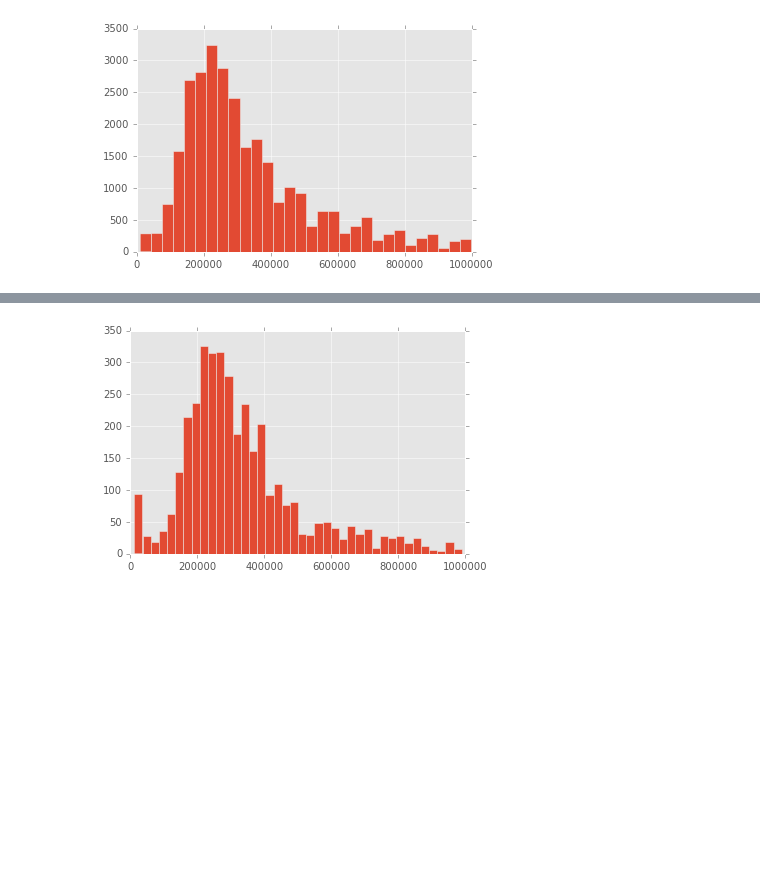
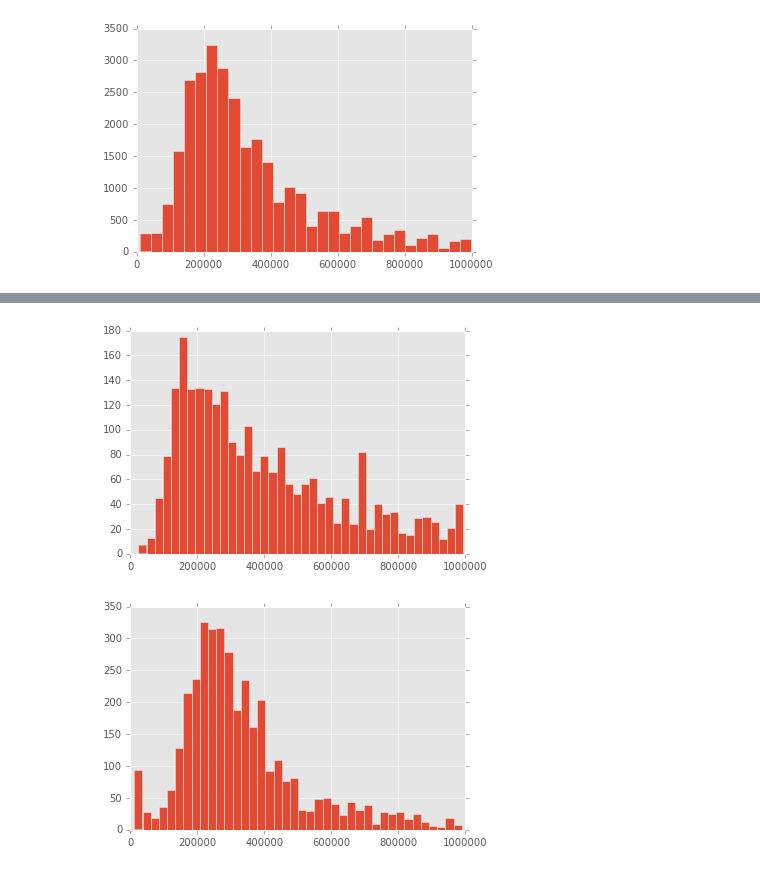
Before and after one commit to verginer/immobiscraping, a Jupyter notebook: ImmobiliareIt Import JSON.ipynb, the cells around one changed output, grey strips where cells are left out. Cells and saved outputs as stored; diff of their text form; code cells hidden in the pictures; blank space fills up the shorter version.

```diff
--- a/ImmobiliareIt Import JSON.ipynb
+++ b/ImmobiliareIt Import JSON.ipynb
@@ -145,3 +150,7 @@ plt.hist(dtaFrame[(dtaFrame.price > 10000) & (dtaFrame.querylocation == 'Lucca')
+# %%
+plt.hist(dtaFrame[(dtaFrame.price > 10000) & (dtaFrame.querylocation == 'Milano')].price, bins=40);
+# %% [output]
+[figure, added]
 # %%
 
 plt.hist(dtaFrame[(dtaFrame.price > 10000) & (dtaFrame.querylocation == 'Bolzano')].price, bins=40);
```
Also changed, not shown: parts of 5 cells of this notebook, 1 other file.
